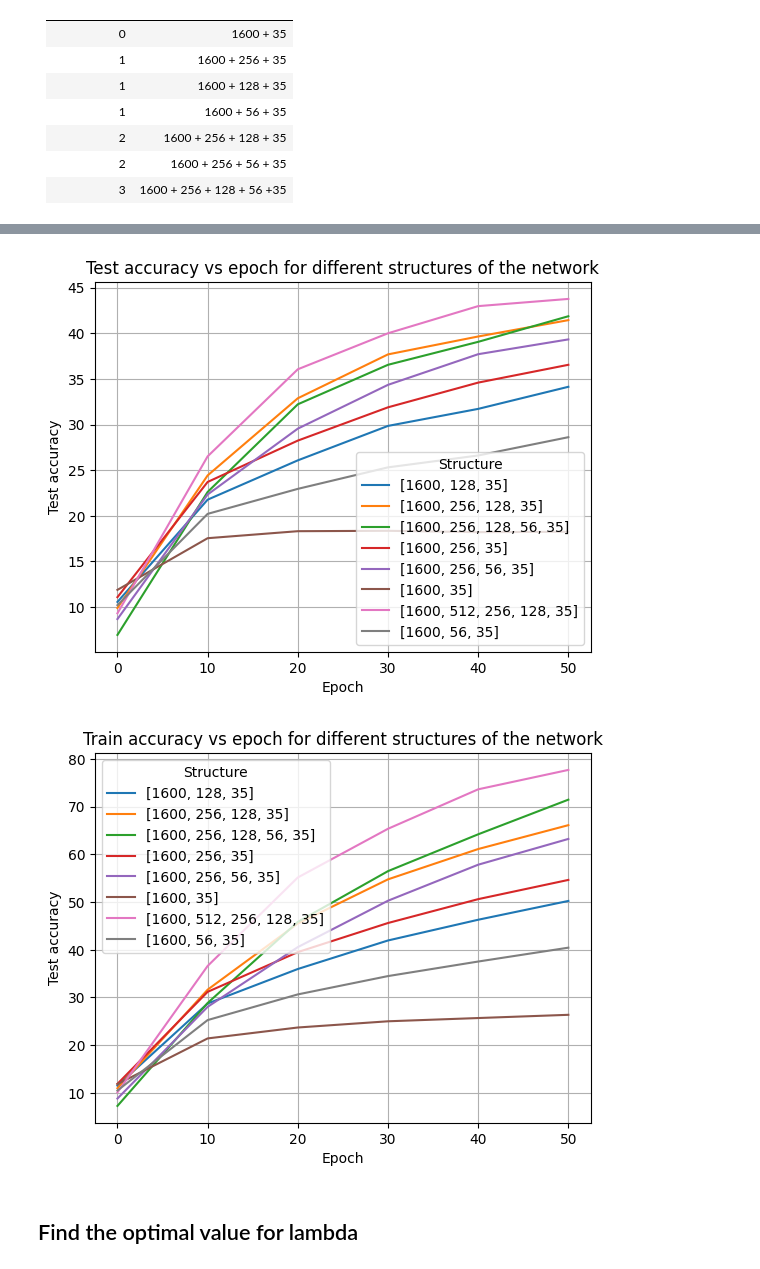
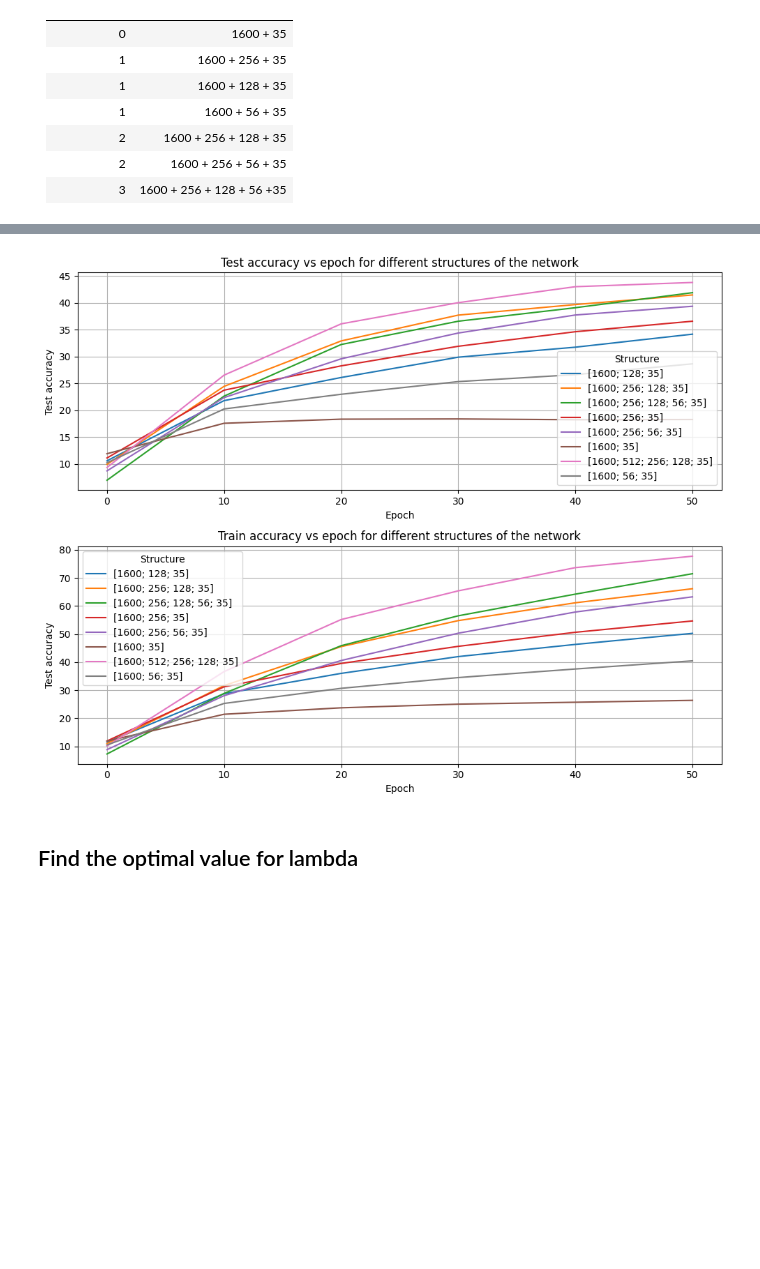
Before and after one commit to DavideLigari/speech-recognition, a Jupyter notebook: code/main.ipynb, the cells around one changed output, grey strips where cells are left out. Drawn from its saved outputs; the diff is of its cells as text; code cells hidden in the pictures; blank space fills up the shorter version.

Commit message:
modified some images

```diff
--- a/code/main.ipynb
+++ b/code/main.ipynb
@@ -159,14 +159,21 @@ result = pd.DataFrame({'Train accuracy': train_accs,
 result.to_csv("../results/accuracies_diff_structures.csv", index=True)
 # %%
 import pandas as pd
+import matplotlib.pyplot as plt
+
 result = pd.read_csv("../results/accuracies_diff_structure.csv")
 result1 = result.pivot(
     index="Epoch", columns="Structure", values="Test accuracy")
-result1.plot(kind="line", grid=True,
-             title="Test accuracy vs epoch for different structures of the network", ylabel="Test accuracy")
 
 result2 = result.pivot(index="Epoch", columns="Structure",
                        values="Train accuracy")
-result2.plot(kind="line", grid=True,
+
+fig, axes = plt.subplots(2, 1, figsize=(10, 8))
+result1.plot(kind="line", grid=True, ax=axes[0],
+             title="Test accuracy vs epoch for different structures of the network", ylabel="Test accuracy")
+result2.plot(kind="line", grid=True, ax=axes[1],
              title="Train accuracy vs epoch for different structures of the network", ylabel="Test accuracy")
+
+plt.tight_layout()
+plt.show()
 # %% [output]
@@ -174,5 +180,4 @@ result2.plot(kind="line", grid=True,
-[figure, old version]
+[figure, new version]
-[figure, removed]
 # %% [markdown]
 ## Find the optimal value for lambda
 # %%
```
Also changed, not shown: parts of 5 cells of this notebook, 1 other file.
